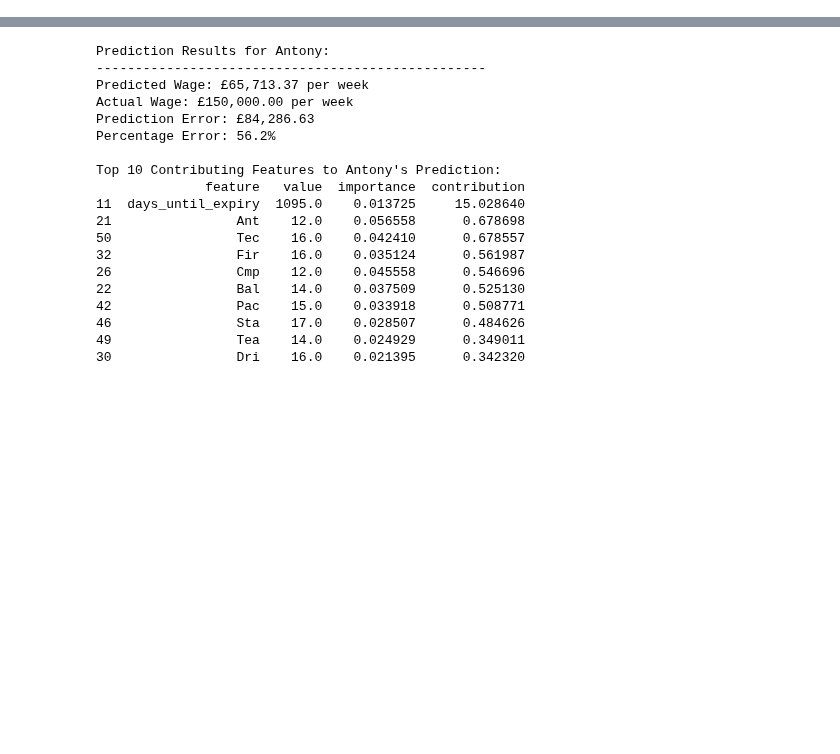
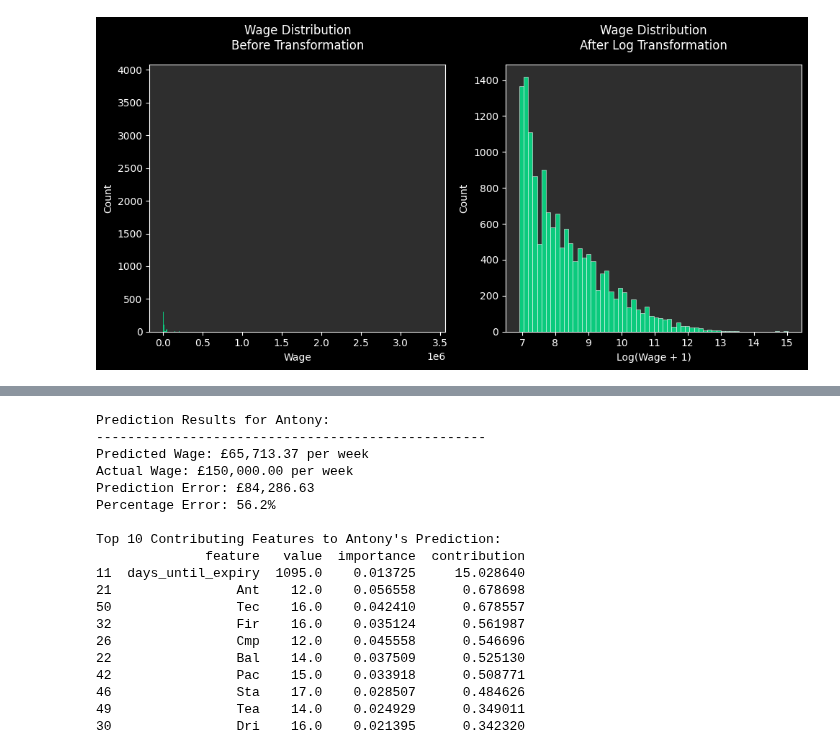
Before and after one commit to louis-porter/football-analytics, a Jupyter notebook: models/wage-prediction-model/xgboost_wage_prediction_model.ipynb, the cells around one changed output, grey strips where cells are left out. Saved outputs shown, nothing was run; the diff lists cells and outputs as text; code cells hidden in the pictures; blank space fills up the shorter version.

```diff
--- a/models/wage-prediction-model/xgboost_wage_prediction_model.ipynb
+++ b/models/wage-prediction-model/xgboost_wage_prediction_model.ipynb
@@ -162 +193,44 @@ plt.show()
+# %%
+import seaborn as sns
+import matplotlib.pyplot as plt
+import numpy as np
+
+# Set the style to dark theme
+plt.style.use('dark_background')
+# Set the figure size
+plt.figure(figsize=(10, 5))
+
+# Customize colors and appearance
+custom_style = {
+    'axes.facecolor': '#2e2e2e',
+    'figure.facecolor': '#1e1e1e',
+    'grid.color': '#404040',
+    'text.color': 'white',
+    'axes.labelcolor': 'white',
+    'xtick.color': 'white',
+    'ytick.color': 'white'
+}
+
+# Apply custom style
+plt.rcParams.update(custom_style)
+
+# Create subplot for before transformation
+plt.subplot(1, 2, 1)
+sns.histplot(df['Wage'], color='#00ff99')
+plt.title('Wage Distribution\nBefore Transformation', color='white', pad=15)
+plt.xlabel('Wage')
+plt.ylabel('Count')
+
+# Create subplot for after transformation
+plt.subplot(1, 2, 2)
+sns.histplot(np.log1p(df['Wage']), color='#00ff99')
+plt.title('Wage Distribution\nAfter Log Transformation', color='white', pad=15)
+plt.xlabel('Log(Wage + 1)')
+plt.ylabel('Count')
+
+# Adjust layout and display
+plt.tight_layout()
+plt.show()
+# %% [output]
+[figure, added]
 # %%
```
Also changed, not shown: parts of 10 cells of this notebook.
